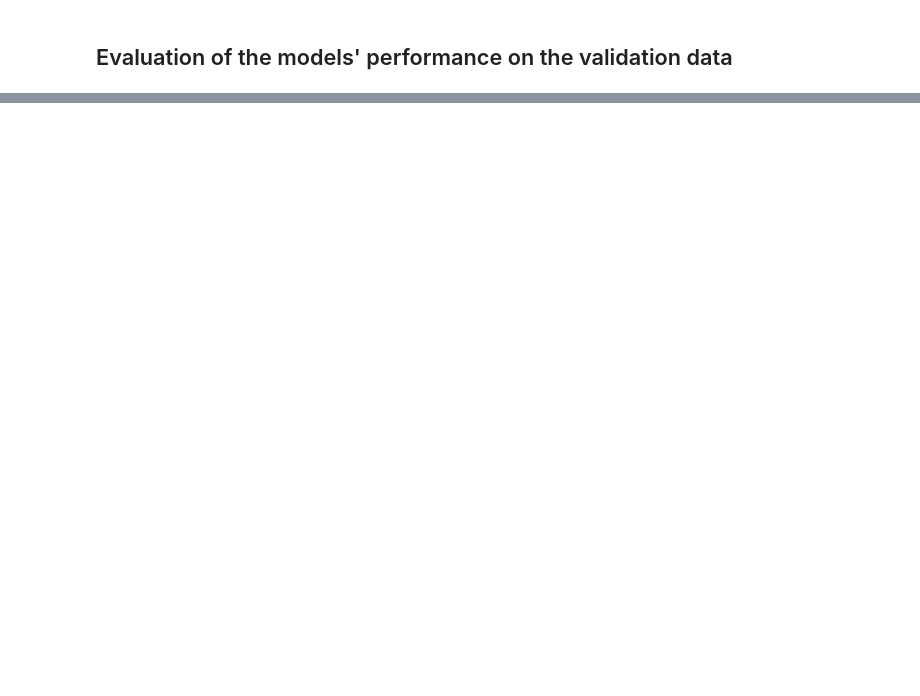
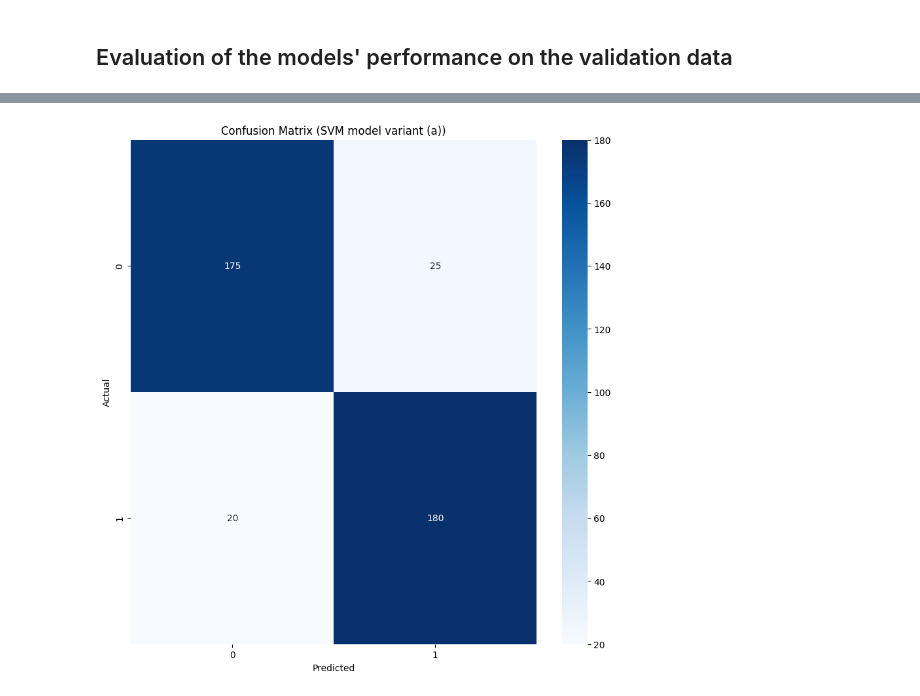
Before and after one commit to GravitonXD/Cervix-Spine-Fracture-Classifier, a Jupyter notebook: svm_eval_notebooks/CFSC_model_eval.ipynb, the cells around one changed output, grey strips where cells are left out. Cells and saved outputs as stored; diff of their text form; code cells hidden in the pictures; blank space fills up the shorter version.

```diff
--- a/svm_eval_notebooks/CFSC_model_eval.ipynb
+++ b/svm_eval_notebooks/CFSC_model_eval.ipynb
@@ -29,5 +71,5 @@ svm_model_a
 ## Evaluation of the models' performance on the validation data
 # %%
 # Predict the test data (using the SVM model variant (a))
-y_predicted = svm_model_a.predict(df_test['image_data'].tolist())
-y_predicted
+y_predicted_a = svm_model_a.predict(df_test['image_data'].tolist())
+y_predicted_a
@@ -34,11 +165,11 @@ y_predicted
 # %%
 # Create a confusion matrix (for model variant (a))
-y_actual = df_test['label'].tolist()
-cm_a = confusion_matrix(y_actual, y_predicted)
-
-# Plot the confusion matrix (for model variant (a))
+cm_a = confusion_matrix(y_actual, y_predicted_a)
 plt.figure(figsize=(10, 10))
+plt.title("Confusion Matrix (SVM model variant (a))")
 sns.heatmap(cm_a, annot=True, fmt='d', cmap='Blues')
 plt.xlabel('Predicted')
 plt.ylabel('Actual')
 plt.show()
+# %% [output]
+[figure, added]
```
Also changed, not shown: parts of 17 cells of this notebook, 3 other files.
